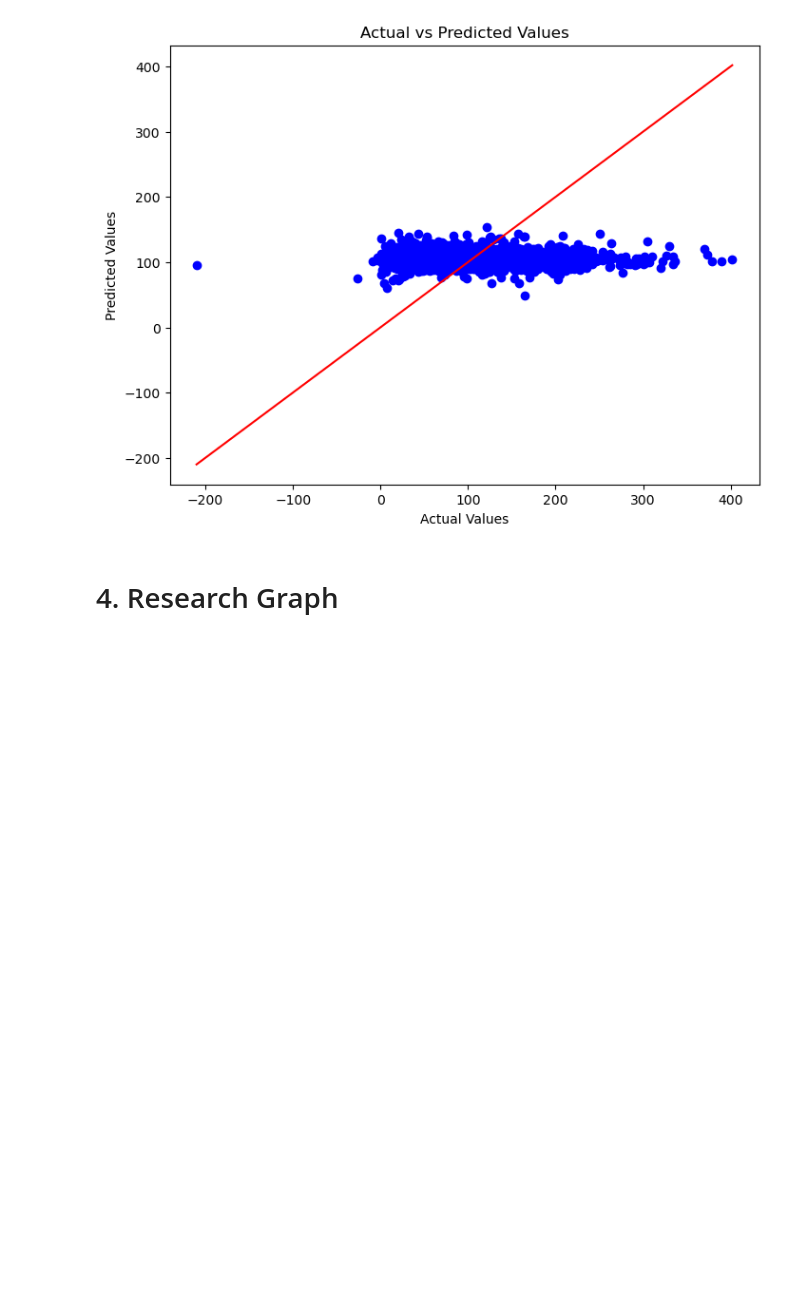
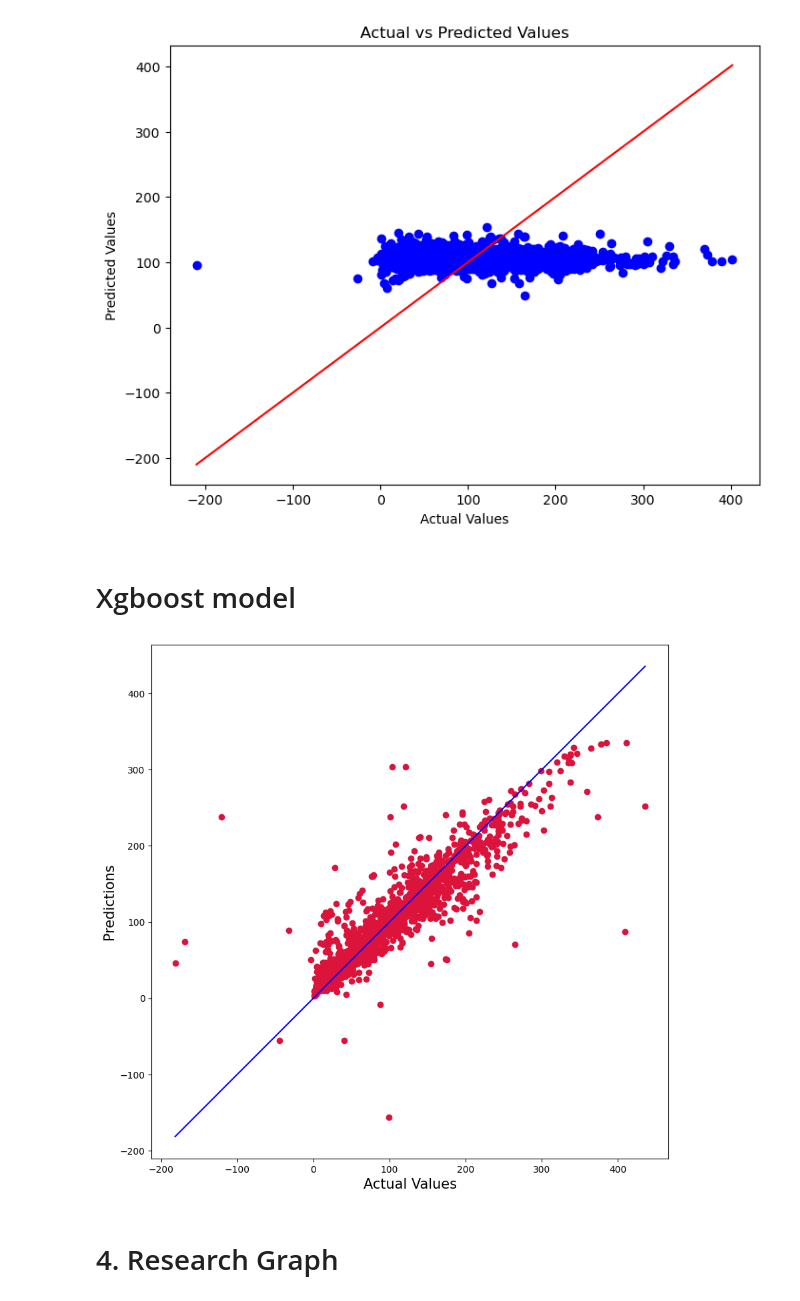
Before and after one commit to andim53/MaterialsDeepLearning, a Jupyter notebook: PropertyPrediction.ipynb, the cells around one changed output. Saved outputs shown, nothing was run; the diff lists cells and outputs as text; code cells hidden in the pictures; blank space fills up the shorter version.

Commit message:
xgboost

```diff
--- a/PropertyPrediction.ipynb
+++ b/PropertyPrediction.ipynb
@@ -1260,6 +1247,41 @@ plt.show()
 # %% [output]
 43/43 [==============================] - 0s 1ms/step
 [figure]
+# %% [markdown]
+# Xgboost model
+# %%
+import xgboost as xgb
+
+# Split the data into training and validation sets
+X_train, X_test, y_train, y_test = train_test_split(X, k_vrh, test_size=0.2, random_state=42)
+
+# Convert your data into DMatrix format
+dtrain = xgb.DMatrix(X_train, label=y_train)
+dtest = xgb.DMatrix(X_test, label=y_test)
+
+params = {'objective': 'reg:squarederror'}
+
+num_round = 10
+model = xgb.train(params, dtrain, num_round)
+
+y_pred = model.predict(dtest)
+# %%
+import matplotlib.pyplot as plt
+
+plt.figure(figsize=(10,10))
+plt.scatter(y_test, y_pred, c='crimson')
+# plt.yscale('log')
+# plt.xscale('log')
+
+p1 = max(max(y_pred), max(y_test))
+p2 = min(min(y_pred), min(y_test))
+plt.plot([p1, p2], [p1, p2], 'b-')
+plt.xlabel('Actual Values', fontsize=15)
+plt.ylabel('Predictions', fontsize=15)
+plt.axis('equal')
+plt.show()
+# %% [output]
+[figure, added]
 # %% [markdown]
 # 4. Research Graph
 # %% [markdown]
```
Also changed, not shown: parts of 18 cells of this notebook, 1 other file.
